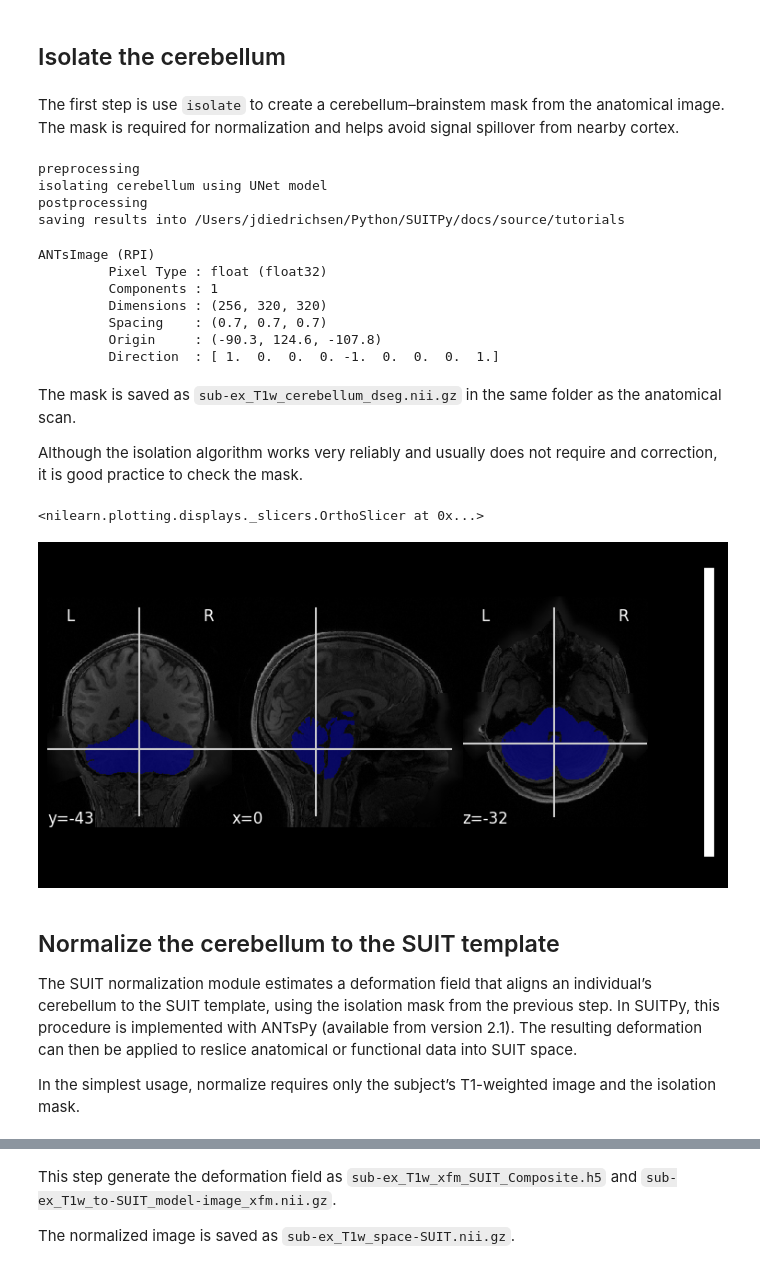
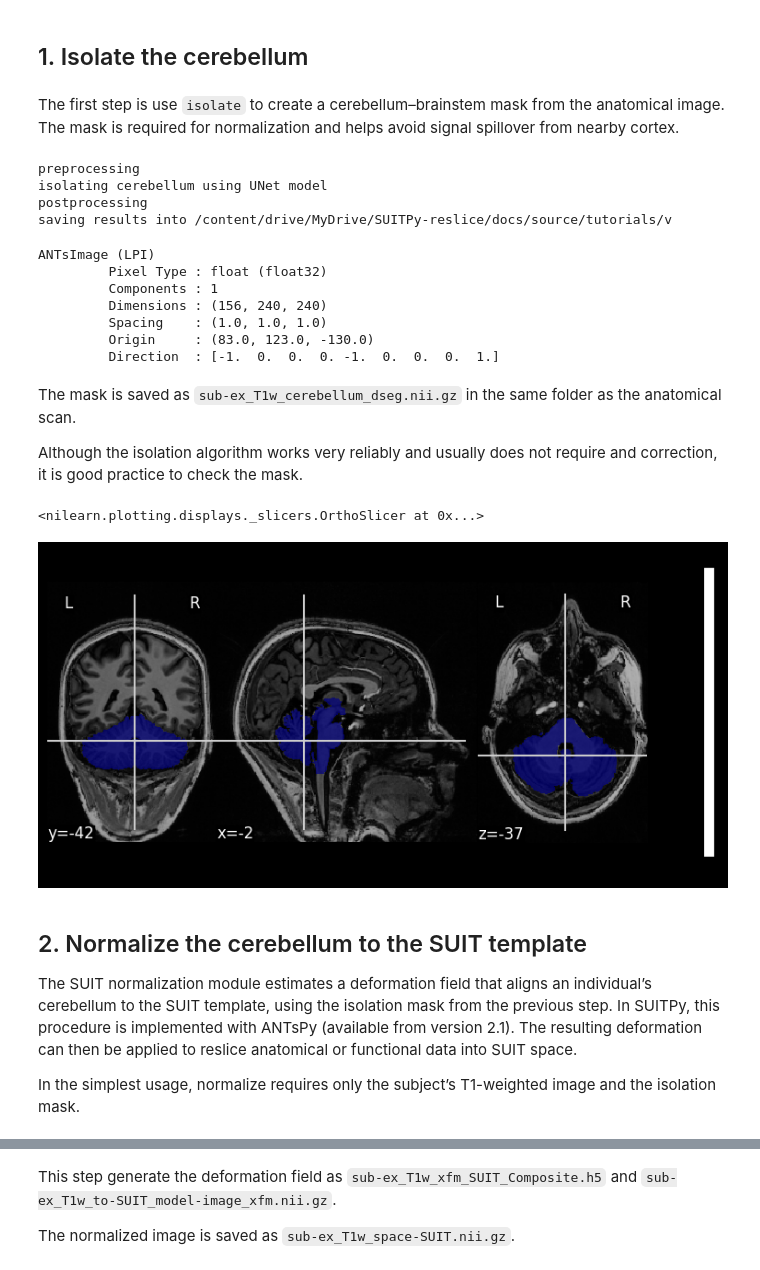
Before and after one commit to DiedrichsenLab/SUITPy, a Jupyter notebook: docs/source/tutorials/1.quickstart_fMRI.ipynb, the cells around one changed output, grey strips where cells are left out. Drawn from its saved outputs; the diff is of its cells as text; code cells hidden in the pictures.

```diff
--- a/docs/source/tutorials/1.quickstart_fMRI.ipynb
+++ b/docs/source/tutorials/1.quickstart_fMRI.ipynb
@@ -19,5 +31,5 @@ We recommend to use a minimal processing pipeline, including only correction for
 # %% [markdown]
-## Isolate the cerebellum
+## 1. Isolate the cerebellum
 # %% [markdown]
 The first step is use ``isolate`` to create a cerebellum–brainstem mask from the anatomical image. The mask is required for normalization and helps avoid signal spillover from nearby cortex.
 # %%
@@ -28,32 +45,32 @@ import nibabel as nib
 # %%
 # This function generates isolation mask for the cerebellum based on a T1 scan
-suit.isolate('sub-ex_T1w.nii.gz')
+suit.isolate('sub-02_T1w.nii.gz')
 # %% [output]
 preprocessing
 isolating cerebellum using UNet model
 postprocessing
-saving results into /Users/jdiedrichsen/Python/SUITPy/docs/source/tutorials
+saving results into /content/drive/MyDrive/SUITPy-reslice/docs/source/tutorials/v
-ANTsImage (RPI)
+ANTsImage (LPI)
          Pixel Type : float (float32)
          Components : 1
-         Dimensions : (256, 320, 320)
-         Spacing    : (0.7, 0.7, 0.7)
-         Origin     : (-90.3, 124.6, -107.8)
-         Direction  : [ 1.  0.  0.  0. -1.  0.  0.  0.  1.]
+         Dimensions : (156, 240, 240)
+         Spacing    : (1.0, 1.0, 1.0)
+         Origin     : (83.0, 123.0, -130.0)
+         Direction  : [-1.  0.  0.  0. -1.  0.  0.  0.  1.]
 # %% [markdown]
  The mask is saved as ``sub-ex_T1w_cerebellum_dseg.nii.gz`` in the same folder as the anatomical scan.
 
  Although the isolation algorithm works very reliably and usually does not require and correction, it is good practice to check the mask.
 # %%
 # Visualize the mask on the T1 image
-img = nib.load('sub-ex_T1w.nii.gz')
-mask = nib.load('sub-ex_T1w_cerebellum_dseg.nii.gz')
+img = nib.load('sub-02_T1w.nii.gz')
+mask = nib.load('sub-02_cerebellum_dseg.nii.gz')
 plotting.plot_roi(mask,img)
 # %% [output]
 <nilearn.plotting.displays._slicers.OrthoSlicer at 0x...>
-[figure, old version]
+[figure, new version]
 # %% [markdown]
-## Normalize the cerebellum to the SUIT template
+## 2. Normalize the cerebellum to the SUIT template
 The SUIT normalization module estimates a deformation field that aligns an individual’s cerebellum to the SUIT template, using the isolation mask from the previous step. In SUITPy, this procedure is implemented with ANTsPy (available from version 2.1). The resulting deformation can then be applied to reslice anatomical or functional data into SUIT space.
 
 In the simplest usage, normalize requires only the subject’s T1-weighted image and the isolation mask.
```
Also changed, not shown: parts of 18 cells of this notebook.
